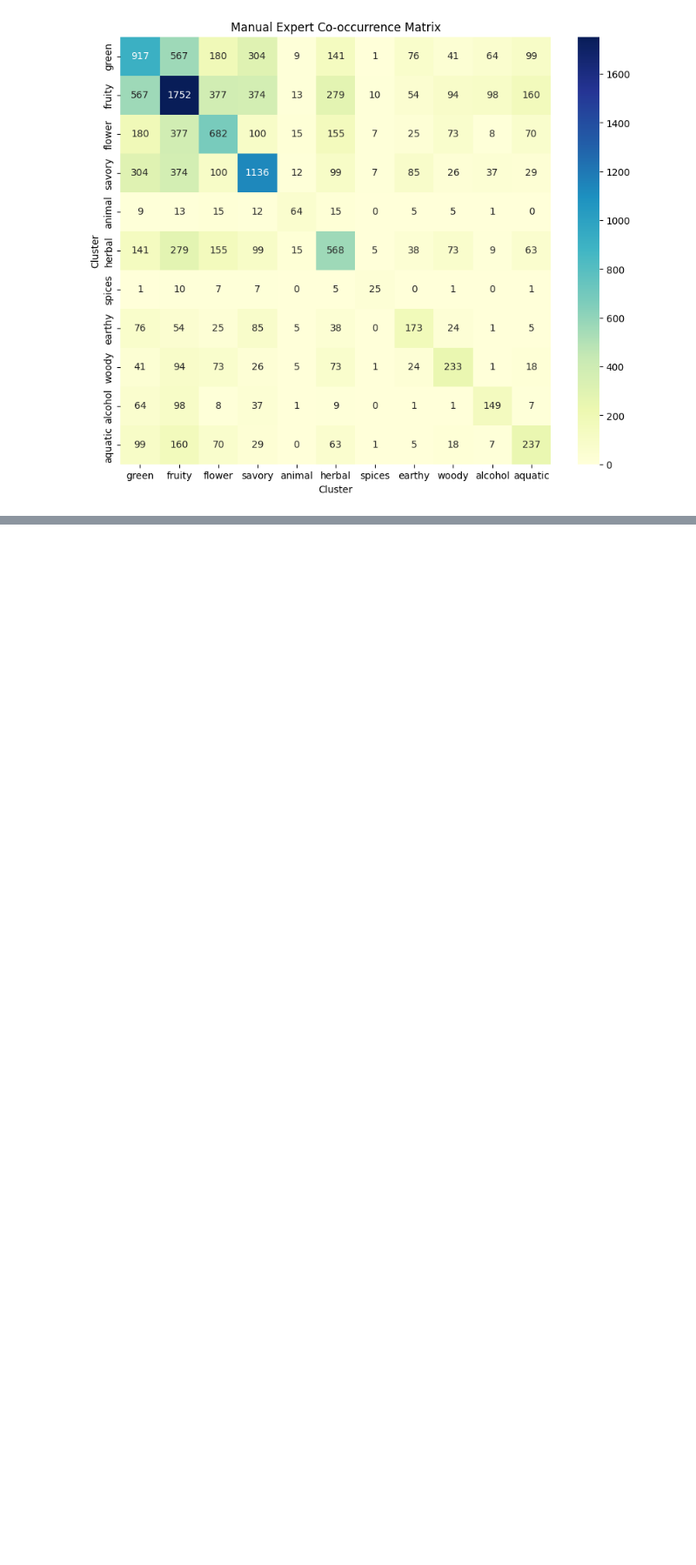
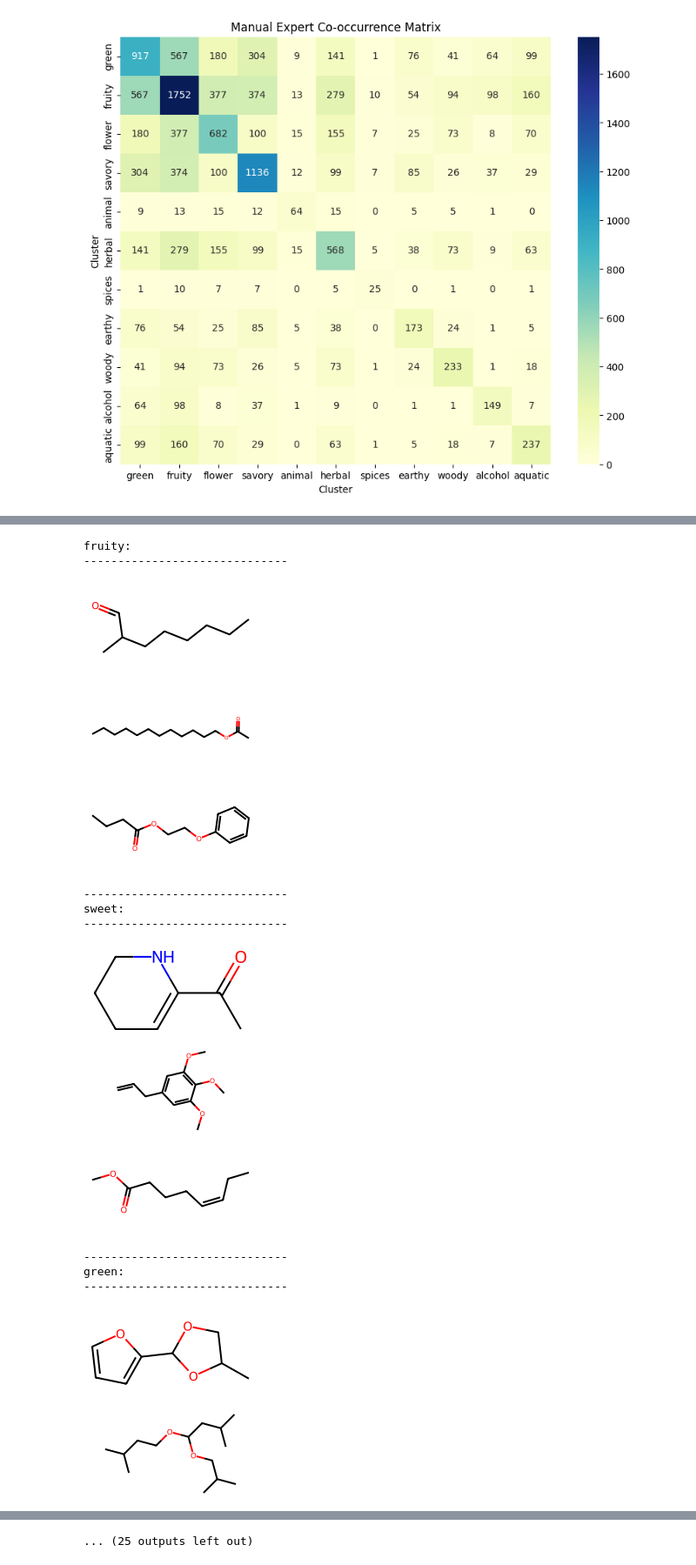
Before and after one commit to IOuadah/SML_Project, a Jupyter notebook: data_viz_clusters.ipynb, the cells around one changed output, grey strips where cells are left out. Shown at 87% size. Saved outputs shown, nothing was run; the diff lists cells and outputs as text; code cells hidden in the pictures; blank space fills up the shorter version.

```diff
--- a/data_viz_clusters.ipynb
+++ b/data_viz_clusters.ipynb
@@ -128,0 +215,30 @@ plt.show()
+# %%
+manual_labels = ["fruity", "sweet", "green", "earthy", "savoury", "spices", "artificial", "sharp", "general"]
+
+
+for i, cluster in enumerate(dfs["manual9"]):
+    print(f"{manual_labels[i]}:")
+    print("---"*10)
+    for sample in cluster:
+        # print(sample)
+        m = Chem.MolFromSmiles(sample)
+        img = Draw.MolToImage(m, size=(200,100))
+        display(img)
+    print("---"*10)
+# %% [output]
+fruity:
+------------------------------
+[figure, added]
+[figure, added]
+[figure, added]
+------------------------------
+sweet:
+------------------------------
+[figure, added]
+[figure, added]
+[figure, added]
+------------------------------
+green:
+------------------------------
+[figure, added]
+[figure, added]
@@ -128,0 +246 @@ plt.show()
+... (25 outputs left out)
```
Also changed, not shown: parts of 13 cells of this notebook, 4 other files.
